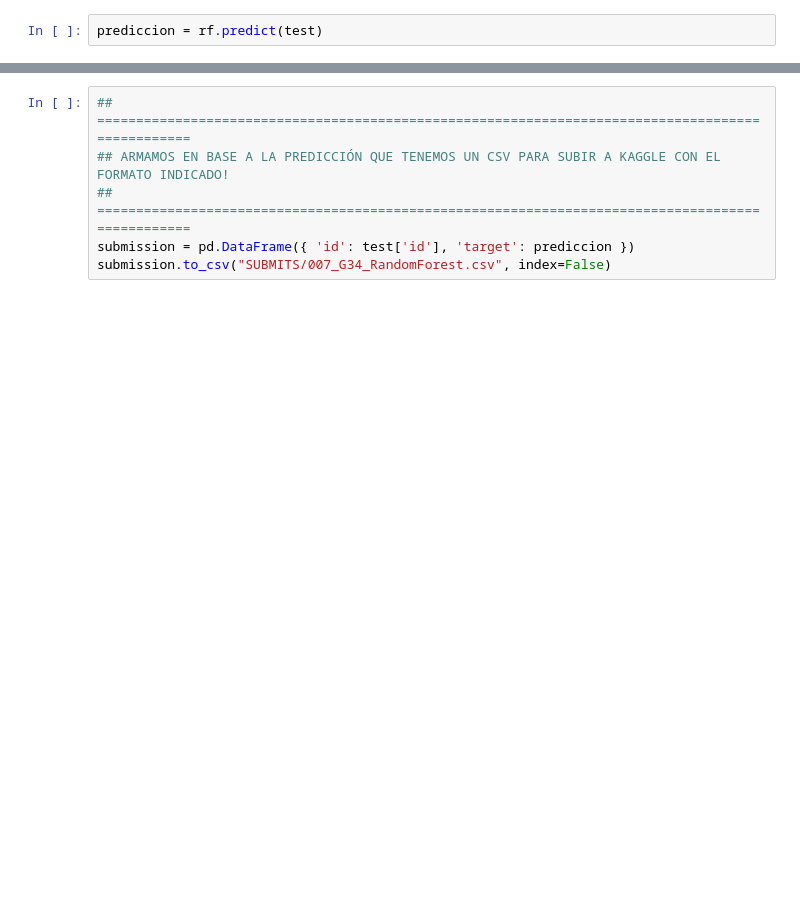
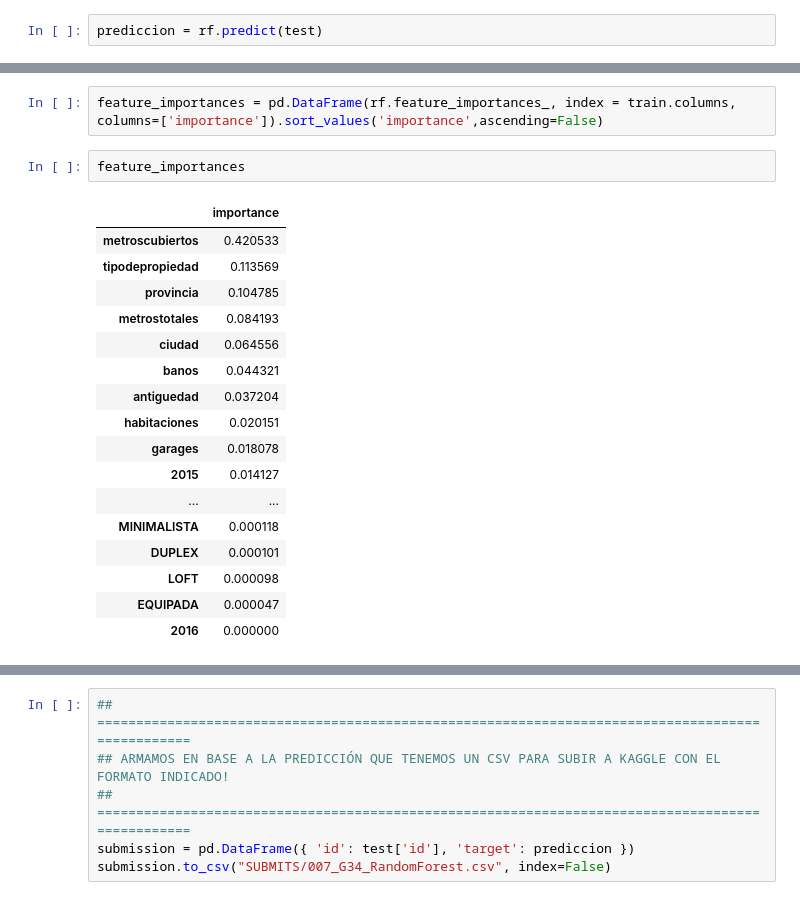
Before and after one commit to patopizzini/Organizacion_Datos_2C2019, a Jupyter notebook: TP2/TP2 Andres (Random Forest).ipynb, the cells around one changed output, grey strips where cells are left out. Drawn from its saved outputs; the diff is of its cells as text; blank space fills up the shorter version.

```diff
--- a/TP2/TP2 Andres (Random Forest).ipynb
+++ b/TP2/TP2 Andres (Random Forest).ipynb
@@ -137,0 +149,22 @@ prediccion = rf.predict(test)
+# %%
+feature_importances = pd.DataFrame(rf.feature_importances_, index = train.columns, columns=['importance']).sort_values('importance',ascending=False)
+# %%
+feature_importances
+# %% [output]
+|  | importance |
+| metroscubiertos | 0.420533 |
+| tipodepropiedad | 0.113569 |
+| provincia | 0.104785 |
+| metrostotales | 0.084193 |
+| ciudad | 0.064556 |
+| banos | 0.044321 |
+| antiguedad | 0.037204 |
+| habitaciones | 0.020151 |
+| garages | 0.018078 |
+| 2015 | 0.014127 |
+| ... | ... |
+| MINIMALISTA | 0.000118 |
+| DUPLEX | 0.000101 |
+| LOFT | 0.000098 |
+| EQUIPADA | 0.000047 |
+| 2016 | 0.000000 |
```
Also changed, not shown: parts of 11 cells of this notebook, 5 other files.
